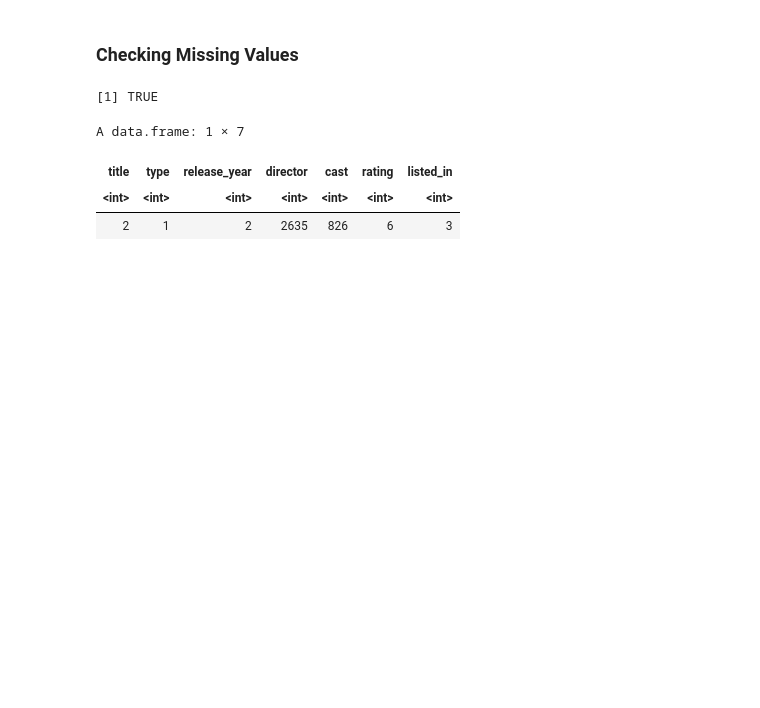
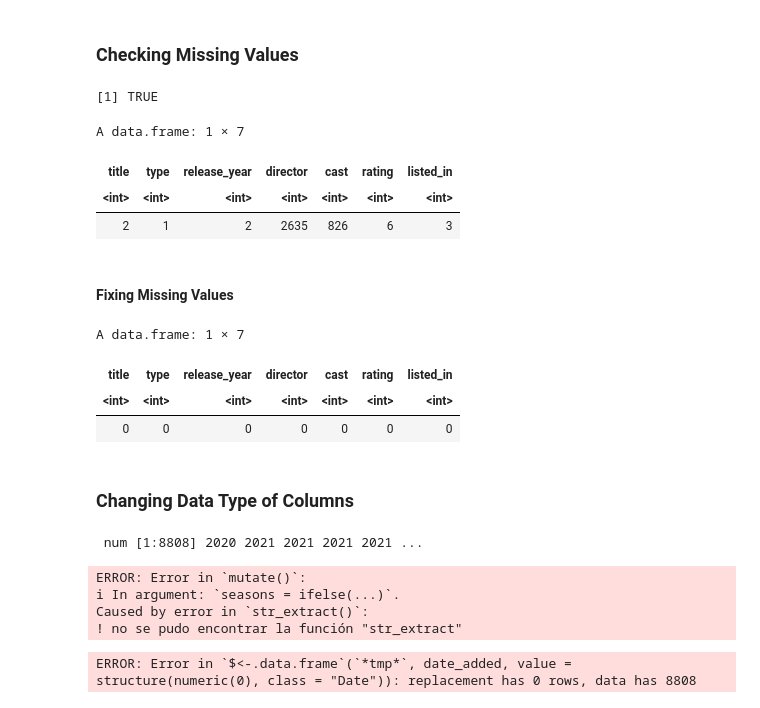
Before and after one commit to emmaarenas/netflix-analysis, a Jupyter notebook: notebooks/netflix-analysis.ipynb, the cells around one changed output. Drawn from its saved outputs; the diff is of its cells as text; code cells hidden in the pictures; blank space fills up the shorter version.

```diff
--- a/notebooks/netflix-analysis.ipynb
+++ b/notebooks/netflix-analysis.ipynb
@@ -109,3 +111,41 @@ A data.frame: 1 × 7
 | title | type | release_year | director | cast | rating | listed_in |
 | <int> | <int> | <int> | <int> | <int> | <int> | <int> |
 | 2 | 1 | 2 | 2635 | 826 | 6 | 3 |
+# %% [markdown]
+#### Fixing Missing Values
+# %%
+netflix_titles$title[is.na(netflix_titles$title)] <- "Unknown title"
+netflix_titles$type[is.na(netflix_titles$type)] <- "Unknown type"
+netflix_titles$release_year[is.na(netflix_titles$release_year)] <- "Unknown year"
+netflix_titles$director[is.na(netflix_titles$director)] <- "Unknown director"
+netflix_titles$cast[is.na(netflix_titles$cast)] <- "Unknown cast"
+netflix_titles$rating[is.na(netflix_titles$rating)] <- "Unknown rating"
+netflix_titles$listed_in[is.na(netflix_titles$listed_in)] <- "Unknown list"
+# %%
+netflix_titles %>%
+  summarise(across(everything(), ~sum(is.na(.))))
+# %% [output]
+A data.frame: 1 × 7
+| title | type | release_year | director | cast | rating | listed_in |
+| <int> | <int> | <int> | <int> | <int> | <int> | <int> |
+| 0 | 0 | 0 | 0 | 0 | 0 | 0 |
+# %% [markdown]
+### Changing Data Type of Columns
+# %%
+netflix_titles$release_year <- as.numeric(netflix_titles$release_year)
+str(netflix_titles$release_year)
+# %% [output]
+ num [1:8808] 2020 2021 2021 2021 2021 ...
+# %%
+netflix_titles <- netflix_titles %>%
+  mutate(seasons = ifelse(type == "TV Show", as.numeric(str_extract(duration, "\\d+")), NA))
+# %% [output]
+ERROR: Error in `mutate()`:
+ℹ In argument: `seasons = ifelse(...)`.
+Caused by error in `str_extract()`:
+! no se pudo encontrar la función "str_extract"
+# %%
+netflix_titles$date_added <- mdy(netflix_titles$date_added)
+str(netflix_titles$date_added)
+# %% [output]
+ERROR: Error in `$<-.data.frame`(`*tmp*`, date_added, value = structure(numeric(0), class = "Date")): replacement has 0 rows, data has 8808
```
Also changed, not shown: parts of 1 cell of this notebook.
